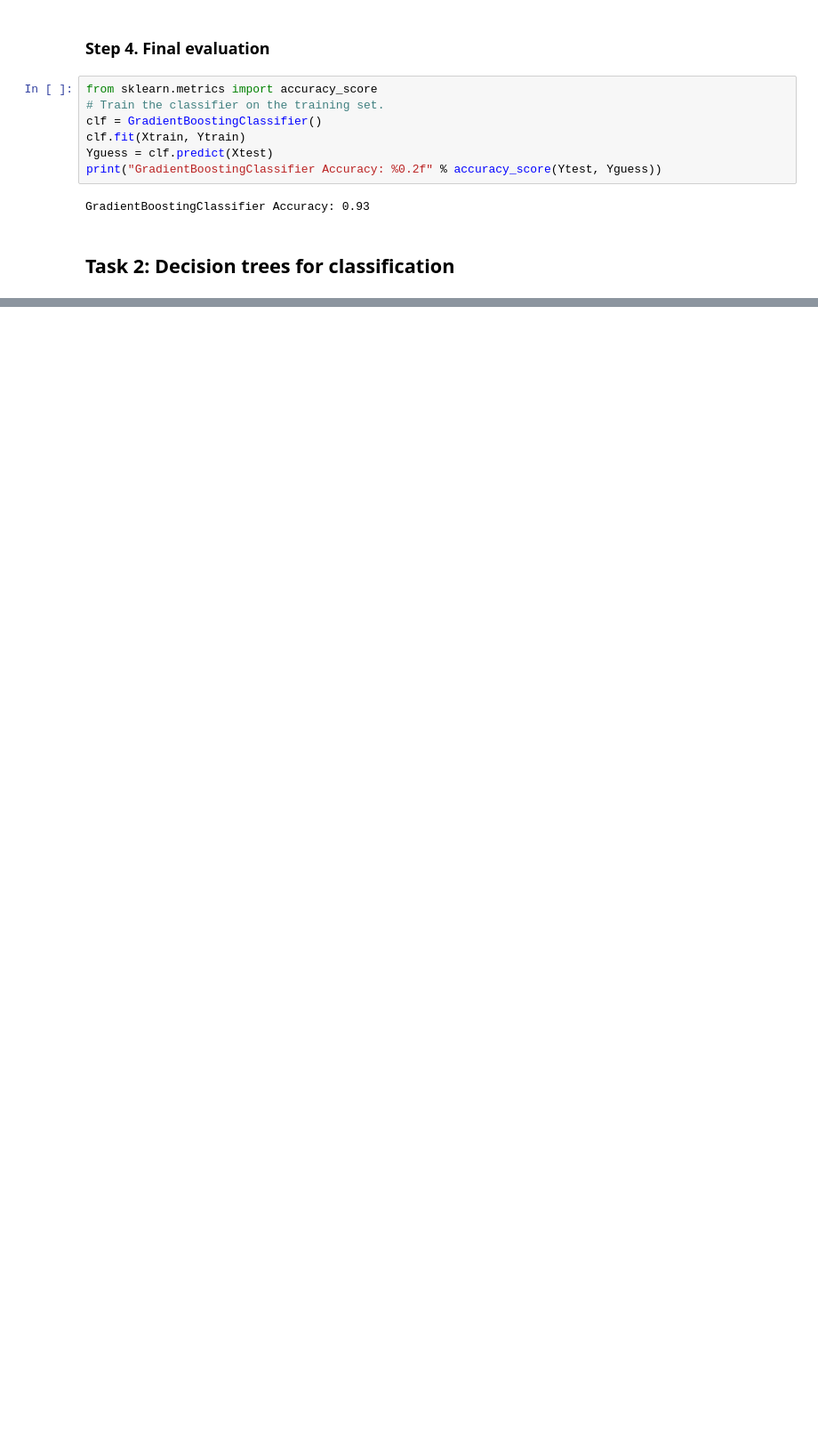
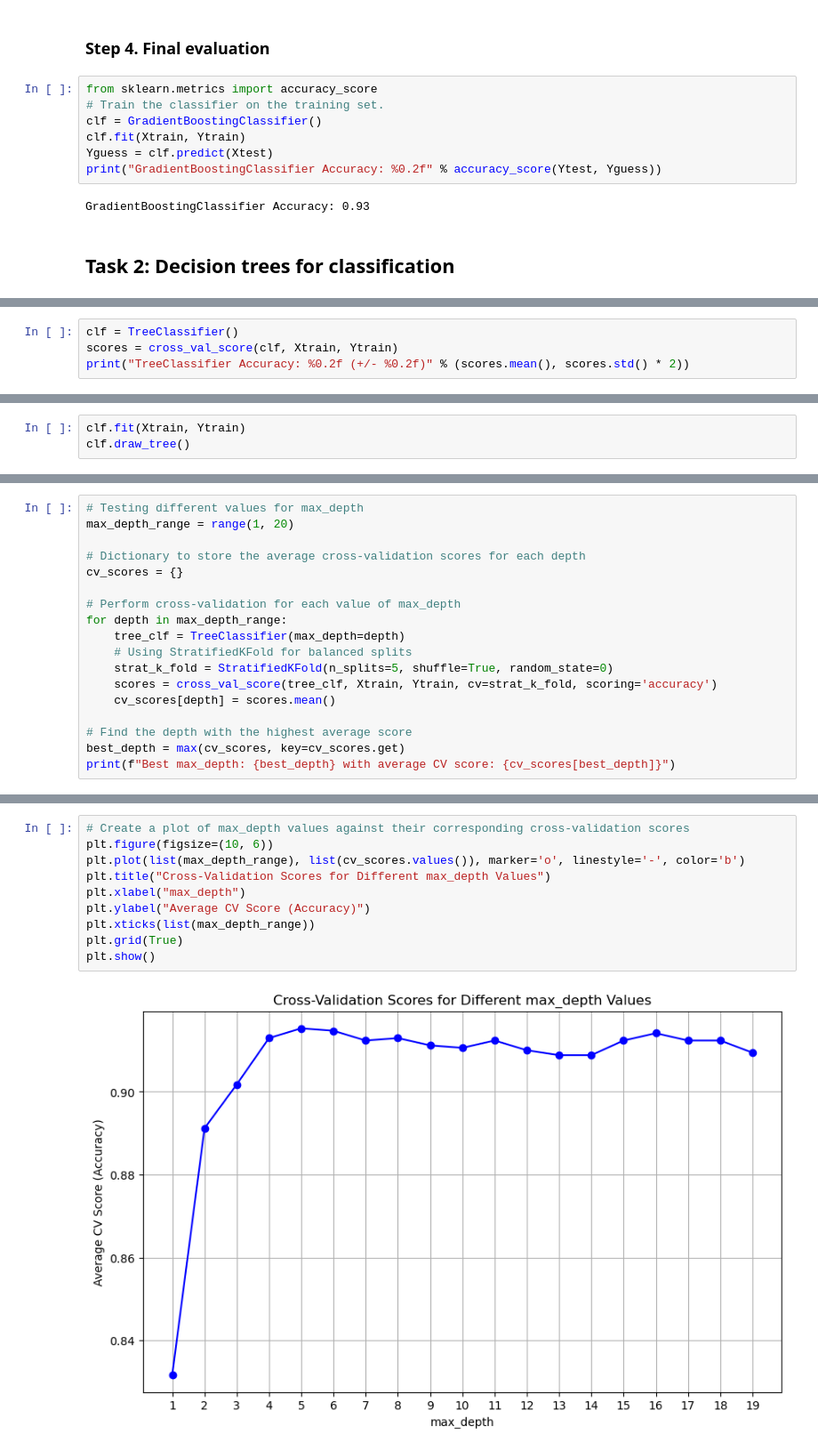
Before and after one commit to NilsDunlop/DIT867-Assignments, a Jupyter notebook: Assignment 1/Assignment1_FE.ipynb, the cells around one changed output, grey strips where cells are left out. Shown at 89% size. Drawn from its saved outputs; the diff is of its cells as text; blank space fills up the shorter version.

```diff
--- a/Assignment 1/Assignment1_FE.ipynb
+++ b/Assignment 1/Assignment1_FE.ipynb
@@ -424,0 +429,4 @@ class TreeClassifier(DecisionTree, ClassifierMixin):
+# %%
+clf = TreeClassifier()
+scores = cross_val_score(clf, Xtrain, Ytrain)
+print("TreeClassifier Accuracy: %0.2f (+/- %0.2f)" % (scores.mean(), scores.std() * 2))
@@ -424,0 +435,3 @@ class TreeClassifier(DecisionTree, ClassifierMixin):
+# %%
+clf.fit(Xtrain, Ytrain)
+clf.draw_tree()
@@ -424,0 +442,18 @@ class TreeClassifier(DecisionTree, ClassifierMixin):
+# %%
+# Testing different values for max_depth
+max_depth_range = range(1, 20)
+
+# Dictionary to store the average cross-validation scores for each depth
+cv_scores = {}
+
+# Perform cross-validation for each value of max_depth
+for depth in max_depth_range:
+    tree_clf = TreeClassifier(max_depth=depth)
+    # Using StratifiedKFold for balanced splits
+    strat_k_fold = StratifiedKFold(n_splits=5, shuffle=True, random_state=0)
+    scores = cross_val_score(tree_clf, Xtrain, Ytrain, cv=strat_k_fold, scoring='accuracy')
+    cv_scores[depth] = scores.mean()
+
+# Find the depth with the highest average score
+best_depth = max(cv_scores, key=cv_scores.get)
+print(f"Best max_depth: {best_depth} with average CV score: {cv_scores[best_depth]}")
@@ -424,0 +462,12 @@ class TreeClassifier(DecisionTree, ClassifierMixin):
+# %%
+# Create a plot of max_depth values against their corresponding cross-validation scores
+plt.figure(figsize=(10, 6))
+plt.plot(list(max_depth_range), list(cv_scores.values()), marker='o', linestyle='-', color='b')
+plt.title("Cross-Validation Scores for Different max_depth Values")
+plt.xlabel("max_depth")
+plt.ylabel("Average CV Score (Accuracy)")
+plt.xticks(list(max_depth_range))
+plt.grid(True)
+plt.show()
+# %% [output]
+[figure, added]
```
Also changed, not shown: parts of 9 cells of this notebook.
